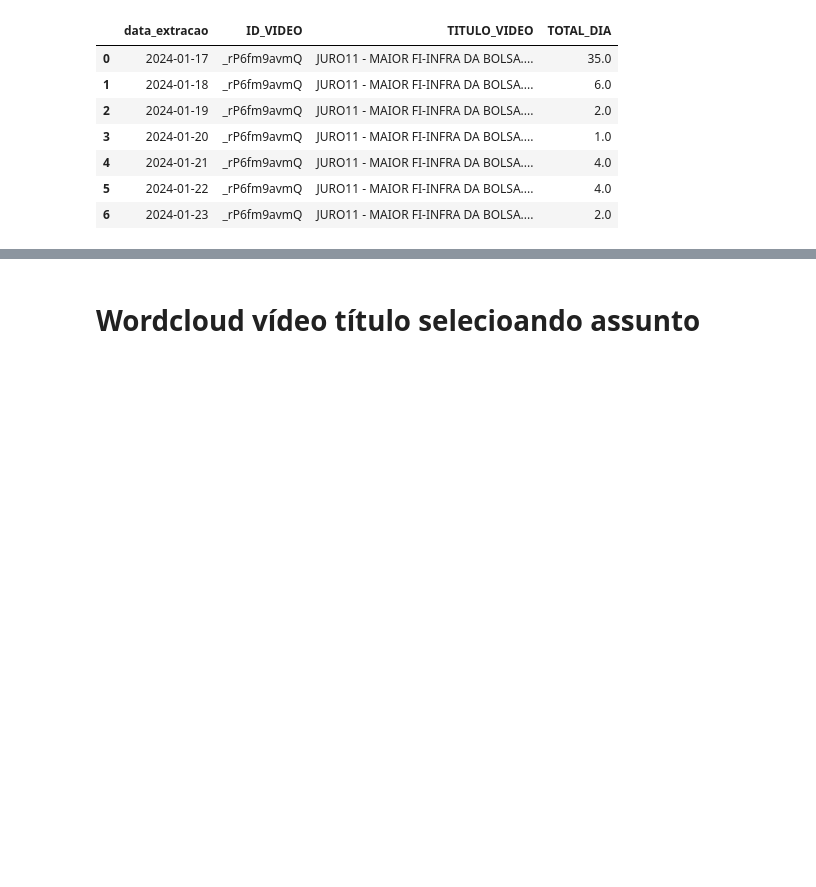
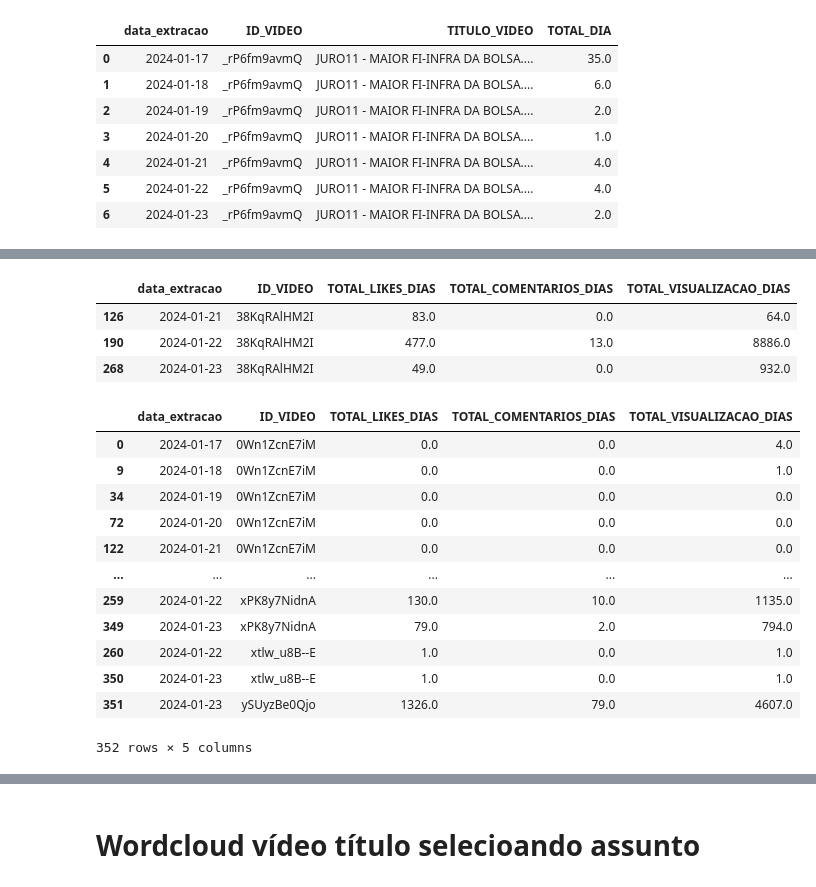
Before and after one commit to rodrigorocha1/analise_dados_youtube, a Jupyter notebook: notebooks_v2/visualizacoes.ipynb, the cells around one changed output, grey strips where cells are left out. Drawn from its saved outputs; the diff is of its cells as text; code cells hidden in the pictures; blank space fills up the shorter version.

```diff
--- a/notebooks_v2/visualizacoes.ipynb
+++ b/notebooks_v2/visualizacoes.ipynb
@@ -900,0 +948,31 @@ base_video
+# %%
+base_video['TOTAL_VISUALIZACOES_DESLOCADO'] = base_video.groupby('ID_VIDEO')['TOTAL_VISUALIZACOES'].shift(1)
+base_video['TOTAL_COMENTARIOS_DESLOCADO'] = base_video.groupby('ID_VIDEO')['TOTAL_COMENTARIOS'].shift(1)
+base_video['TOTAL_LIKES_DESLOCADO'] = base_video.groupby('ID_VIDEO')['TOTAL_LIKES'].shift(1)
+base_video.fillna(0, axis=1, inplace=True)
+base_video['TOTAL_LIKES_DIAS'] = base_video['TOTAL_LIKES'] - base_video['TOTAL_LIKES_DESLOCADO']
+base_video['TOTAL_COMENTARIOS_DIAS'] = base_video['TOTAL_COMENTARIOS'] - base_video['TOTAL_COMENTARIOS_DESLOCADO']
+base_video['TOTAL_VISUALIZACAO_DIAS'] = base_video['TOTAL_VISUALIZACOES'] - base_video['TOTAL_VISUALIZACOES_DESLOCADO']
+base_video.drop(['TOTAL_LIKES', 'TOTAL_LIKES_DESLOCADO', 'TOTAL_COMENTARIOS', 'TOTAL_COMENTARIOS_DESLOCADO', 'TOTAL_VISUALIZACOES', 'TOTAL_VISUALIZACOES_DESLOCADO'],axis=1, inplace=True)
+base_video.query('ID_VIDEO == "38KqRAlHM2I"')
+# %% [output]
+|  | data_extracao | ID_VIDEO | TOTAL_LIKES_DIAS | TOTAL_COMENTARIOS_DIAS | TOTAL_VISUALIZACAO_DIAS |
+| 126 | 2024-01-21 | 38KqRAlHM2I | 83.0 | 0.0 | 64.0 |
+| 190 | 2024-01-22 | 38KqRAlHM2I | 477.0 | 13.0 | 8886.0 |
+| 268 | 2024-01-23 | 38KqRAlHM2I | 49.0 | 0.0 | 932.0 |
+# %%
+base_video
+# %% [output]
+|  | data_extracao | ID_VIDEO | TOTAL_LIKES_DIAS | TOTAL_COMENTARIOS_DIAS | TOTAL_VISUALIZACAO_DIAS |
+| 0 | 2024-01-17 | 0Wn1ZcnE7iM | 0.0 | 0.0 | 4.0 |
+| 9 | 2024-01-18 | 0Wn1ZcnE7iM | 0.0 | 0.0 | 1.0 |
+| 34 | 2024-01-19 | 0Wn1ZcnE7iM | 0.0 | 0.0 | 0.0 |
+| 72 | 2024-01-20 | 0Wn1ZcnE7iM | 0.0 | 0.0 | 0.0 |
+| 122 | 2024-01-21 | 0Wn1ZcnE7iM | 0.0 | 0.0 | 0.0 |
+| ... | ... | ... | ... | ... | ... |
+| 259 | 2024-01-22 | xPK8y7NidnA | 130.0 | 10.0 | 1135.0 |
+| 349 | 2024-01-23 | xPK8y7NidnA | 79.0 | 2.0 | 794.0 |
+| 260 | 2024-01-22 | xtlw_u8B--E | 1.0 | 0.0 | 1.0 |
+| 350 | 2024-01-23 | xtlw_u8B--E | 1.0 | 0.0 | 1.0 |
+| 351 | 2024-01-23 | ySUyzBe0Qjo | 1326.0 | 79.0 | 4607.0 |
+352 rows × 5 columns
```
Also changed, not shown: parts of 8 cells of this notebook.
